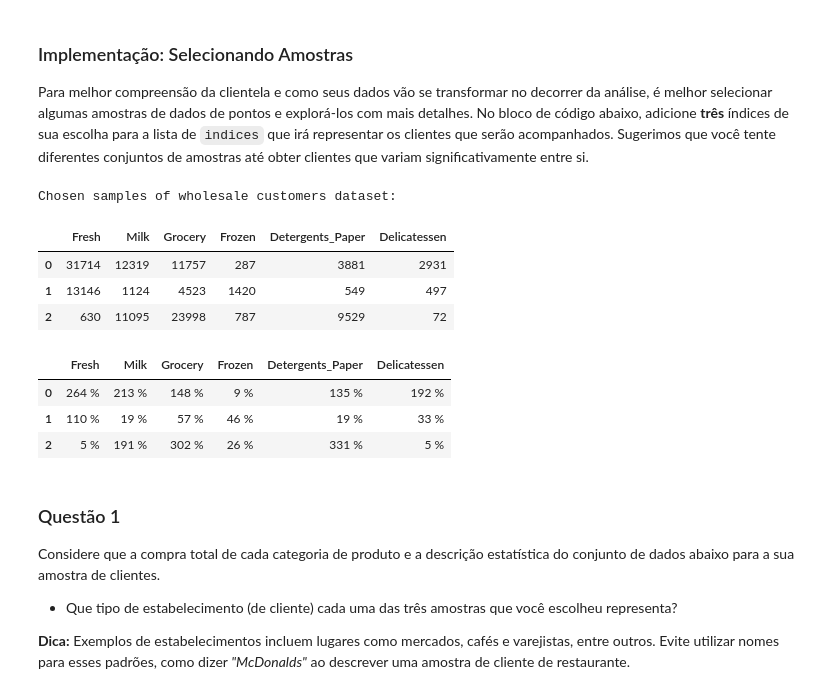
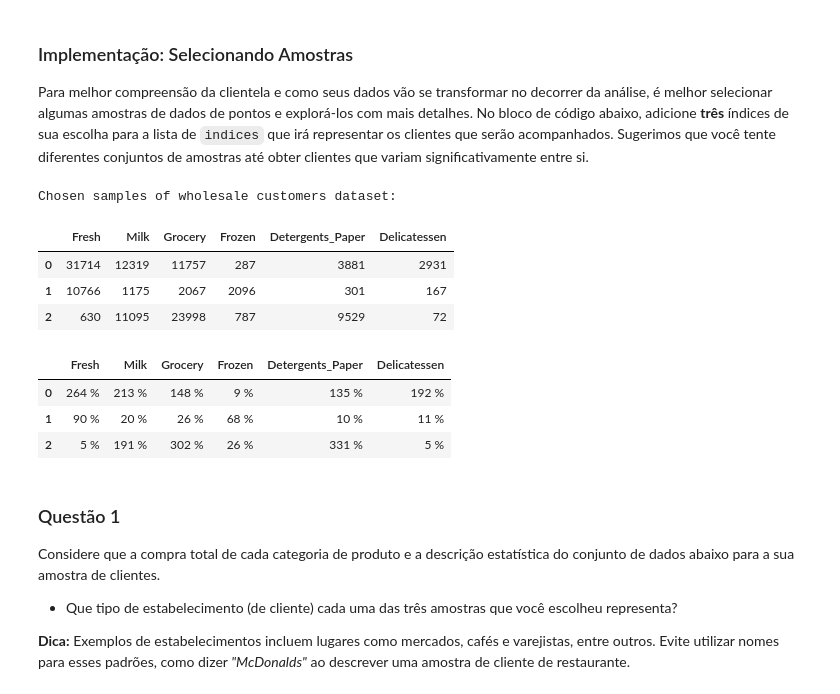
Before and after one commit to iuryt/ML, a Jupyter notebook: customer_segments/customer_segments_PT.ipynb, the cells around one changed output. Drawn from its saved outputs; the diff is of its cells as text; code cells hidden in the pictures.

```diff
--- a/customer_segments/customer_segments_PT.ipynb
+++ b/customer_segments/customer_segments_PT.ipynb
@@ -98,17 +98,17 @@ display(data.describe())
 Para melhor compreensão da clientela e como seus dados vão se transformar no decorrer da análise, é melhor selecionar algumas amostras de dados de pontos e explorá-los com mais detalhes. No bloco de código abaixo, adicione **três** índices de sua escolha para a lista de `indices` que irá representar os clientes que serão acompanhados. Sugerimos que você tente diferentes conjuntos de amostras até obter clientes que variam significativamente entre si.
 # %%
 # TODO: Selecione três índices de sua escolha que você gostaria de obter como amostra do conjunto de dados
-indices = [12,11,43]
+indices = [12,78,43]
 
 # Crie um DataFrame das amostras escolhidas
 samples = pd.DataFrame(data.loc[indices], columns = data.keys()).reset_index(drop = True)
 print "Chosen samples of wholesale customers dataset:"
 display(samples)
 # %% [output]
 Chosen samples of wholesale customers dataset:
 |  | Fresh | Milk | Grocery | Frozen | Detergents_Paper | Delicatessen |
 | 0 | 31714 | 12319 | 11757 | 287 | 3881 | 2931 |
-| 1 | 13146 | 1124 | 4523 | 1420 | 549 | 497 |
+| 1 | 10766 | 1175 | 2067 | 2096 | 301 | 167 |
 | 2 | 630 | 11095 | 23998 | 787 | 9529 | 72 |
 # %%
 samples_from_mean = (100*samples/data.mean()).apply(lambda la: ['{:.0f} %'.format(a) for a in la])
@@ -116,7 +116,7 @@ display(samples_from_mean)
 # %% [output]
 |  | Fresh | Milk | Grocery | Frozen | Detergents_Paper | Delicatessen |
 | 0 | 264 % | 213 % | 148 % | 9 % | 135 % | 192 % |
-| 1 | 110 % | 19 % | 57 % | 46 % | 19 % | 33 % |
+| 1 | 90 % | 20 % | 26 % | 68 % | 10 % | 11 % |
 | 2 | 5 % | 191 % | 302 % | 26 % | 331 % | 5 % |
 # %% [markdown]
 ### Questão 1
```
Also changed, not shown: parts of 12 cells of this notebook.
